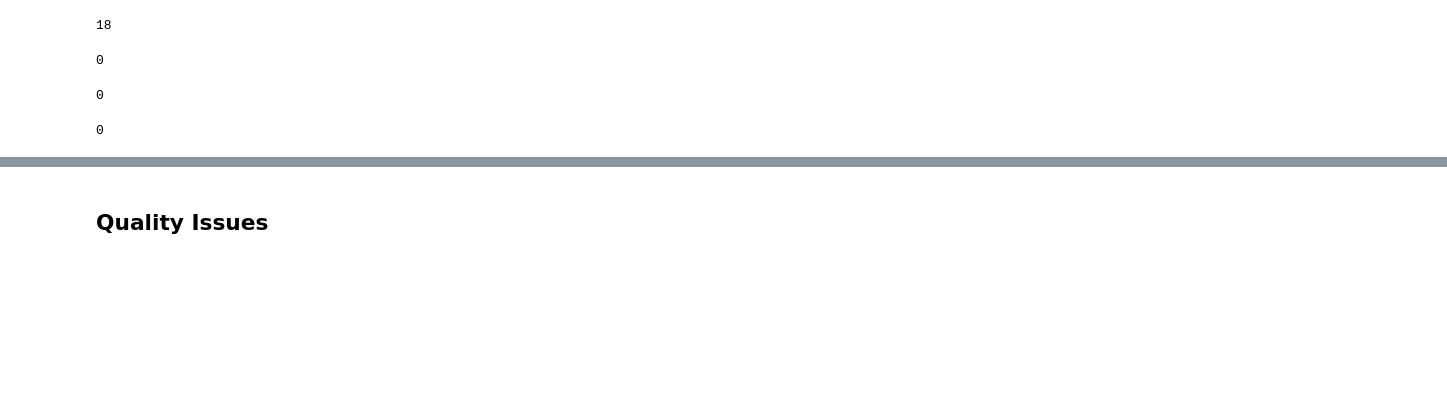
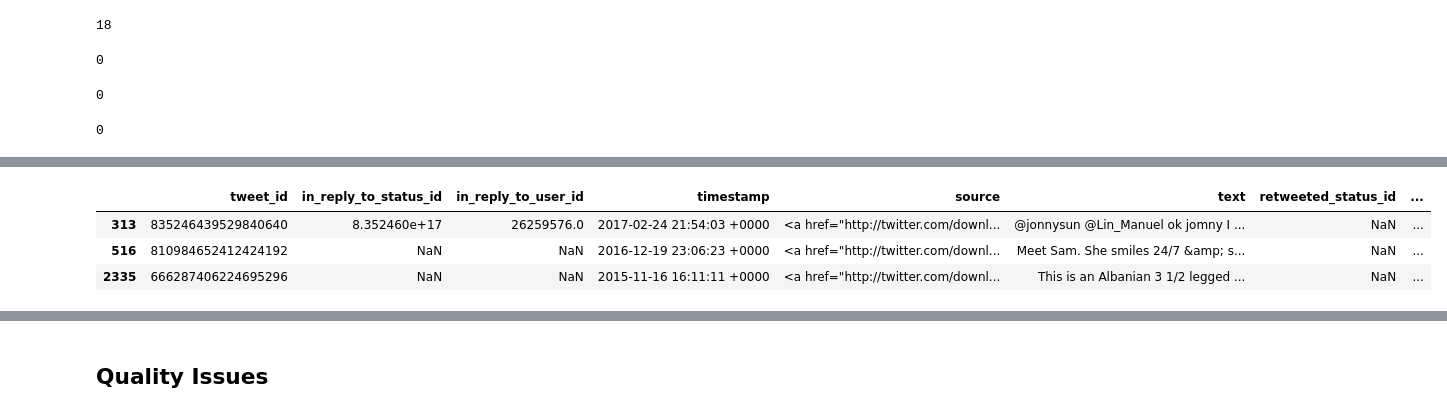
Before and after one commit to miniermatar/udacity_project_5_data_wrangling, a Jupyter notebook: wrangle_act.ipynb, the cells around one changed output, grey strips where cells are left out. Drawn from its saved outputs; the diff is of its cells as text; code cells hidden in the pictures; blank space fills up the shorter version.

```diff
--- a/wrangle_act.ipynb
+++ b/wrangle_act.ipynb
@@ -552,0 +645,7 @@ df_image.duplicated().sum()
+# %%
+df[df.rating_denominator<10]
+# %% [output]
+|  | tweet_id | in_reply_to_status_id | in_reply_to_user_id | timestamp | source | text | retweeted_status_id | ... |
+| 313 | 835246439529840640 | 8.352460e+17 | 26259576.0 | 2017-02-24 21:54:03 +0000 | <a href="http://twitter.com/downl... | @jonnysun @Lin_Manuel ok jomny I ... | NaN | ... |
+| 516 | 810984652412424192 | NaN | NaN | 2016-12-19 23:06:23 +0000 | <a href="http://twitter.com/downl... | Meet Sam. She smiles 24/7 &amp; s... | NaN | ... |
+| 2335 | 666287406224695296 | NaN | NaN | 2015-11-16 16:11:11 +0000 | <a href="http://twitter.com/downl... | This is an Albanian 3 1/2 legged ... | NaN | ... |
```
Also changed, not shown: parts of 133 cells of this notebook.
